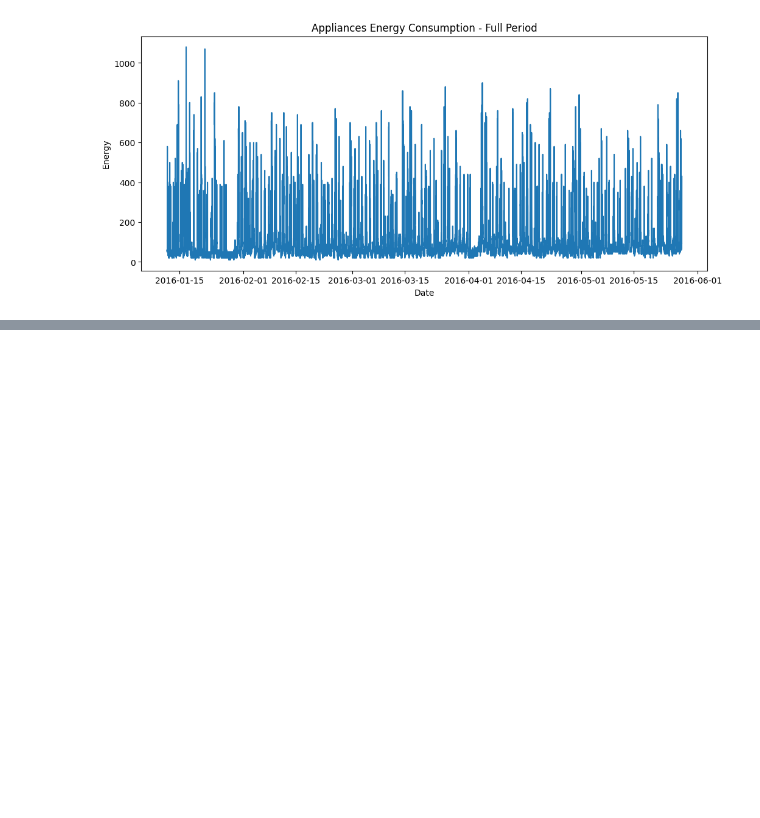
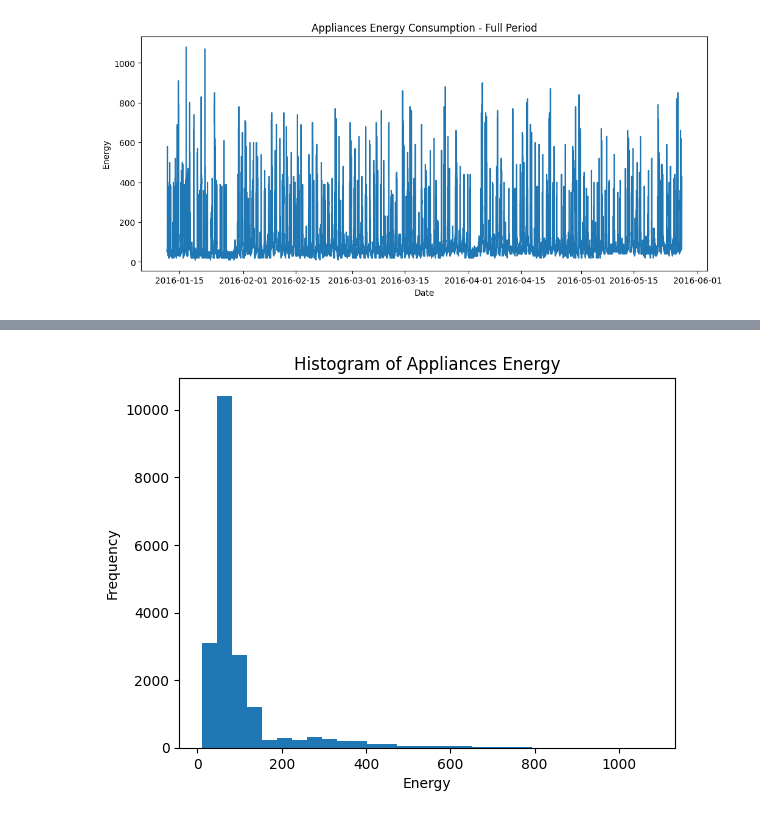
Before and after one commit to ali-farshad/Homework1-ME5920, a Jupyter notebook: 2_2.ipynb, the cells around one changed output, grey strips where cells are left out. Cells and saved outputs as stored; diff of their text form; code cells hidden in the pictures; blank space fills up the shorter version.

```diff
--- a/2_2.ipynb
+++ b/2_2.ipynb
@@ -32,0 +59,9 @@ plt.show()
+# %%
+plt.figure()
+plt.hist(df['Appliances'], bins=30)
+plt.title("Histogram of Appliances Energy")
+plt.xlabel("Energy")
+plt.ylabel("Frequency")
+plt.show()
+# %% [output]
+[figure, added]
```
Also changed, not shown: parts of 2 cells of this notebook.
